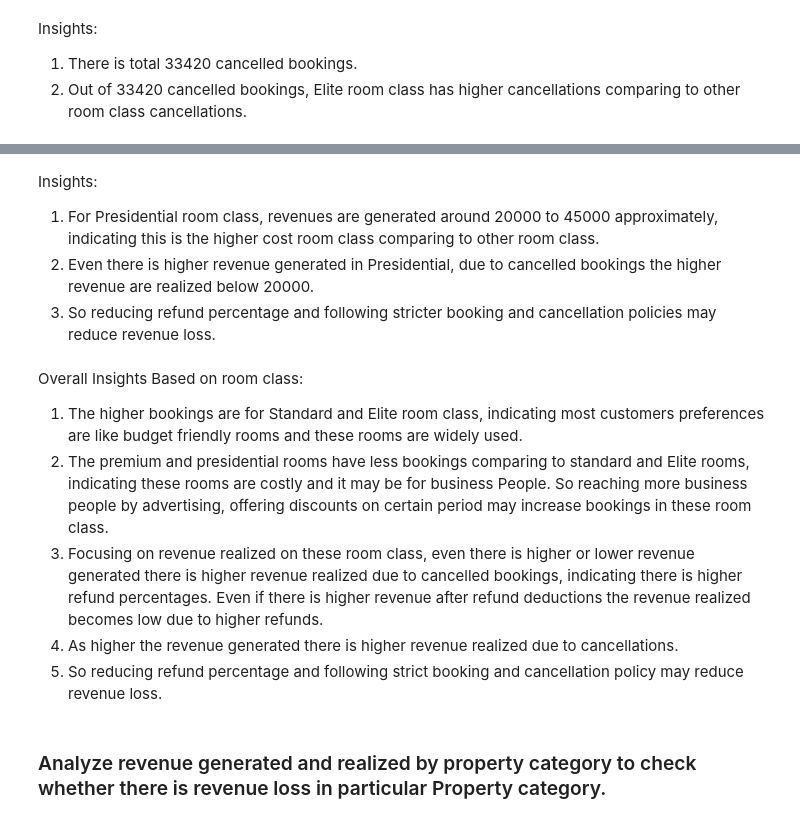
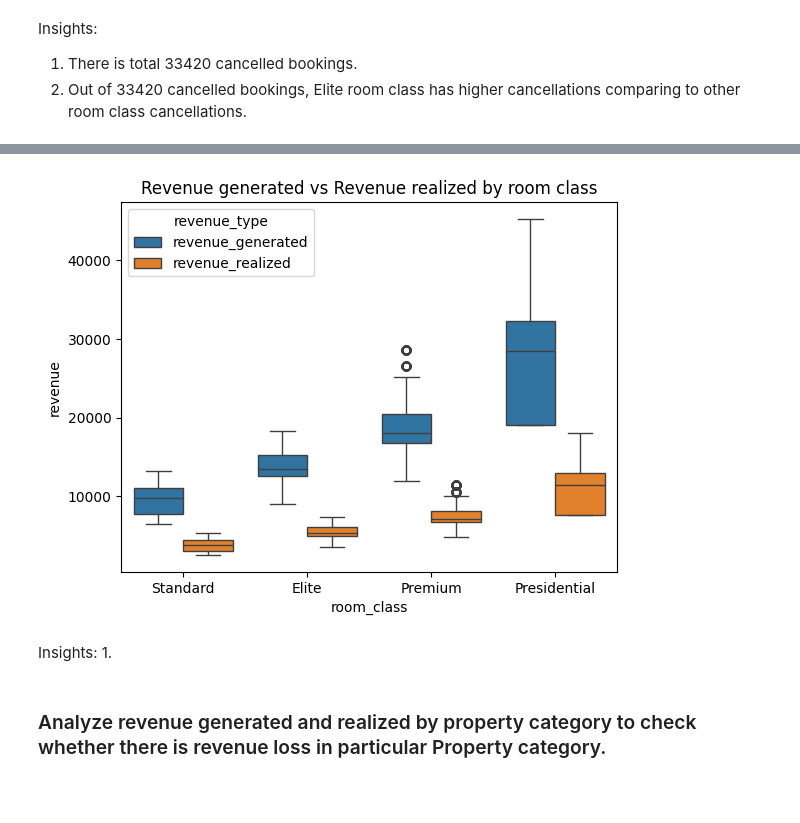
Before and after one commit to Bhuvi128/Hospitality-Revenue-Optimization-Data-analysis, a Jupyter notebook: Hospitality Revenue Optimzation.ipynb, the cells around one changed output, grey strips where cells are left out. Drawn from its saved outputs; the diff is of its cells as text; code cells hidden in the pictures; blank space fills up the shorter version.

```diff
--- a/Hospitality Revenue Optimzation.ipynb
+++ b/Hospitality Revenue Optimzation.ipynb
@@ -749,15 +447,15 @@ plt.show()
-# %% [markdown]
-Insights:
-1. For Presidential room class, revenues are generated around 20000 to 45000 approximately, indicating this is the higher cost room class comparing to other room class.
-2. Even there is higher revenue generated in Presidential, due to cancelled bookings the higher revenue are realized below 20000.
-3. So reducing refund percentage and following stricter booking and cancellation policies may reduce revenue loss.
-# %% [markdown]
-Overall Insights Based on room class:
-1. The higher bookings are for Standard and Elite room class, indicating most customers preferences are like budget friendly rooms and these rooms are widely used.
-2. The premium and presidential rooms have less bookings comparing to standard and Elite rooms, indicating these rooms are costly and it may be for business People. So reaching more business people by advertising, offering discounts on certain period may increase bookings in these room class.
-3. Focusing on revenue realized on these room class, even there is higher or lower revenue generated there is higher revenue realized due to cancelled bookings, indicating there is higher refund percentages. Even if there is higher revenue after refund deductions the revenue realized becomes low due to higher refunds.
-4. As higher the revenue generated there is higher revenue realized due to cancellations.
-5. So reducing refund percentage and following strict booking and cancellation policy may reduce revenue loss.
+# %%
+cancel_book_rooms_mltd = cancelled_book_rooms.melt(id_vars = 'room_class', value_vars = ['revenue_generated', 'revenue_realized'],
+                                                        var_name = 'revenue_type', value_name = 'revenue')
+
+sns.boxplot(data  = cancel_book_rooms_mltd, x = 'room_class', y = 'revenue', hue = 'revenue_type')
+plt.title("Revenue generated vs Revenue realized by room class")
+plt.show()
+# %% [output]
+[figure, added]
+# %% [markdown]
+Insights:
+1.
 # %% [markdown]
 ### Analyze revenue generated and realized by property category to check whether there is revenue loss in particular Property category.
 # %%
```
Also changed, not shown: parts of 65 cells of this notebook.
